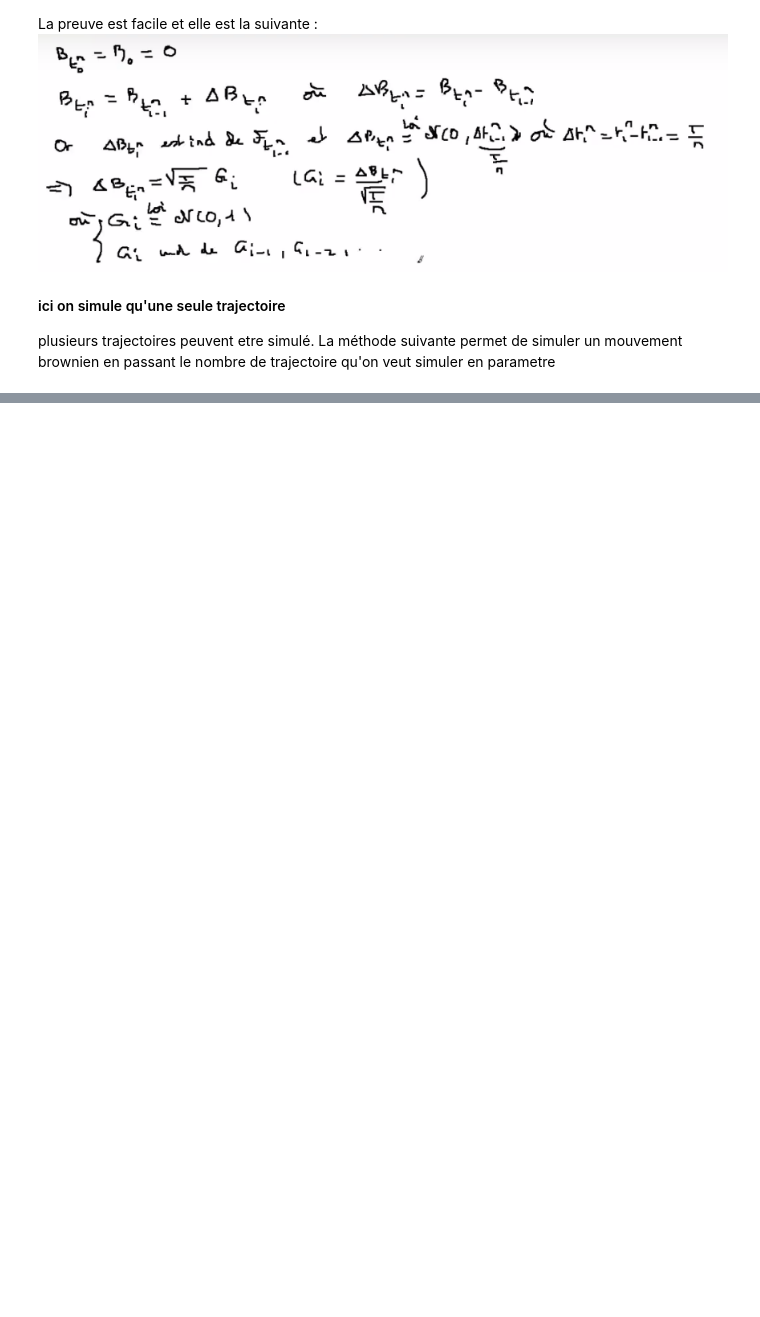
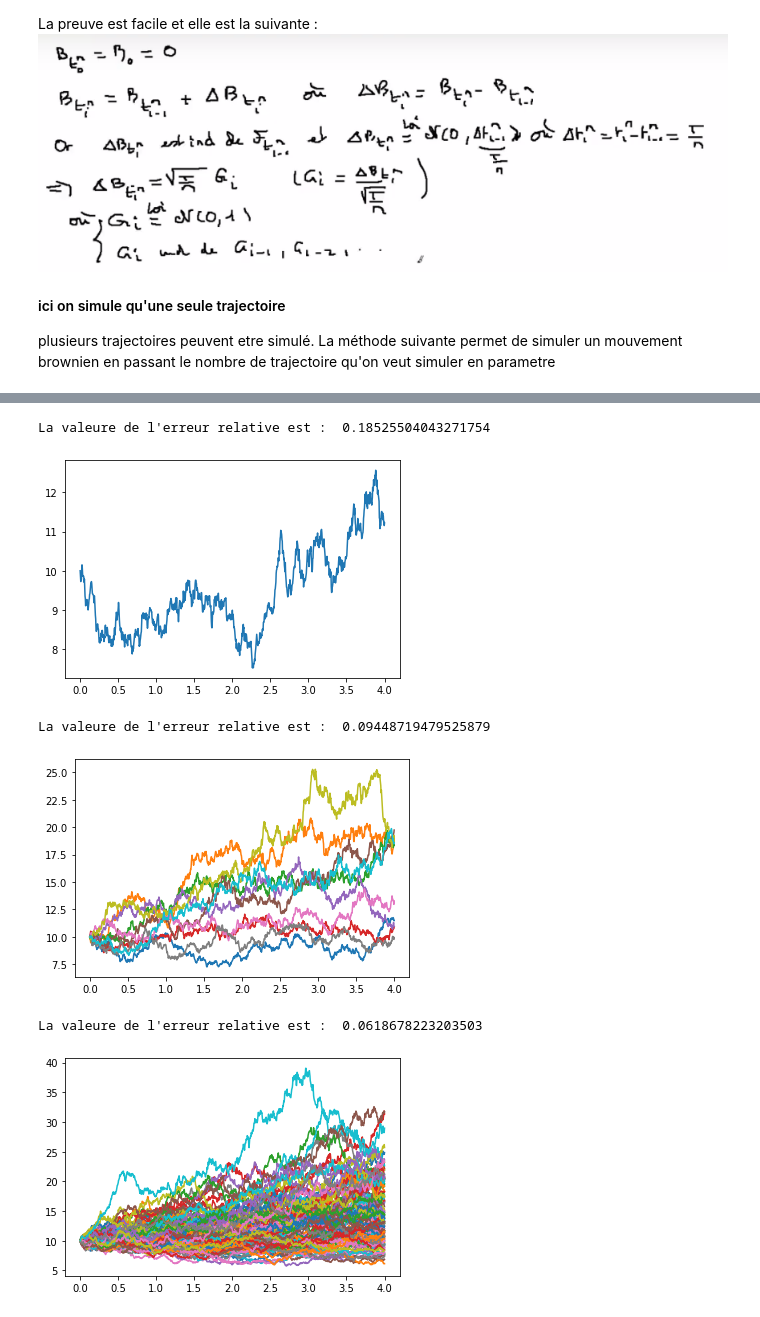
Before and after one commit to Hamrounmh/Stocks_simulation_and_options_pricing, a Jupyter notebook: Actions_simulations.ipynb, the cells around one changed output, grey strips where cells are left out. Drawn from its saved outputs; the diff is of its cells as text; code cells hidden in the pictures; blank space fills up the shorter version.

Commit message:
+ erreur relative, modeles a volatilités locales, EDS( shema d'Euler)

```diff
--- a/Actions_simulations.ipynb
+++ b/Actions_simulations.ipynb
@@ -169,0 +192,33 @@ ici le chema est le suivant
+# %%
+def simulationBlackAndScholesWithRelativeErrorValue(S0,T,nbTrajectoires,n_coeffDeDiscritisation,sig,mu):
+    n=n_coeffDeDiscritisation;N=nbTrajectoires
+    pas =T/n
+    B=np.zeros((n+1,N))
+    #Bt0=0 déja initialisé avec la matrice B.zero
+    S = np.ones((n+1,N))*S0
+    def f(t,x):
+        return S0 * np.exp(sig*x + (mu-0.5*sig**2) * t)
+    for j in range(N):
+        for i in range(1,n+1):
+            B[i,j]=B[i-1,j]+np.sqrt(pas)*sim.randn()
+            S[i,j] = f(pas*i,B[i,j])
+
+    moyenne = np.mean(S[n,:])
+    esperence = S0 * np.exp(mu*T)
+    relativeError = np.abs((moyenne - esperence)/esperence)
+    print("La valeure de l'erreur relative est : ", relativeError)
+
+    dates=np.linspace(0,T,n+1) # n+1 dates
+    graph=plt.plot(dates,S)
+    plt.show()
+
+simulationBlackAndScholesWithRelativeErrorValue(S0=10,T=4,nbTrajectoires = 1,n_coeffDeDiscritisation= 1000,sig=0.2,mu=0.08)
+simulationBlackAndScholesWithRelativeErrorValue(S0=10,T=4,nbTrajectoires = 10,n_coeffDeDiscritisation= 1000,sig=0.2,mu=0.08)
+simulationBlackAndScholesWithRelativeErrorValue(S0=10,T=4,nbTrajectoires = 100,n_coeffDeDiscritisation= 1000,sig=0.2,mu=0.08)
+# %% [output]
+La valeure de l'erreur relative est :  0.18525504043271754
+[figure, added]
+La valeure de l'erreur relative est :  0.09448719479525879
+[figure, added]
+La valeure de l'erreur relative est :  0.0618678223203503
+[figure, added]
```
Also changed, not shown: parts of 9 cells of this notebook, 1 other file.
